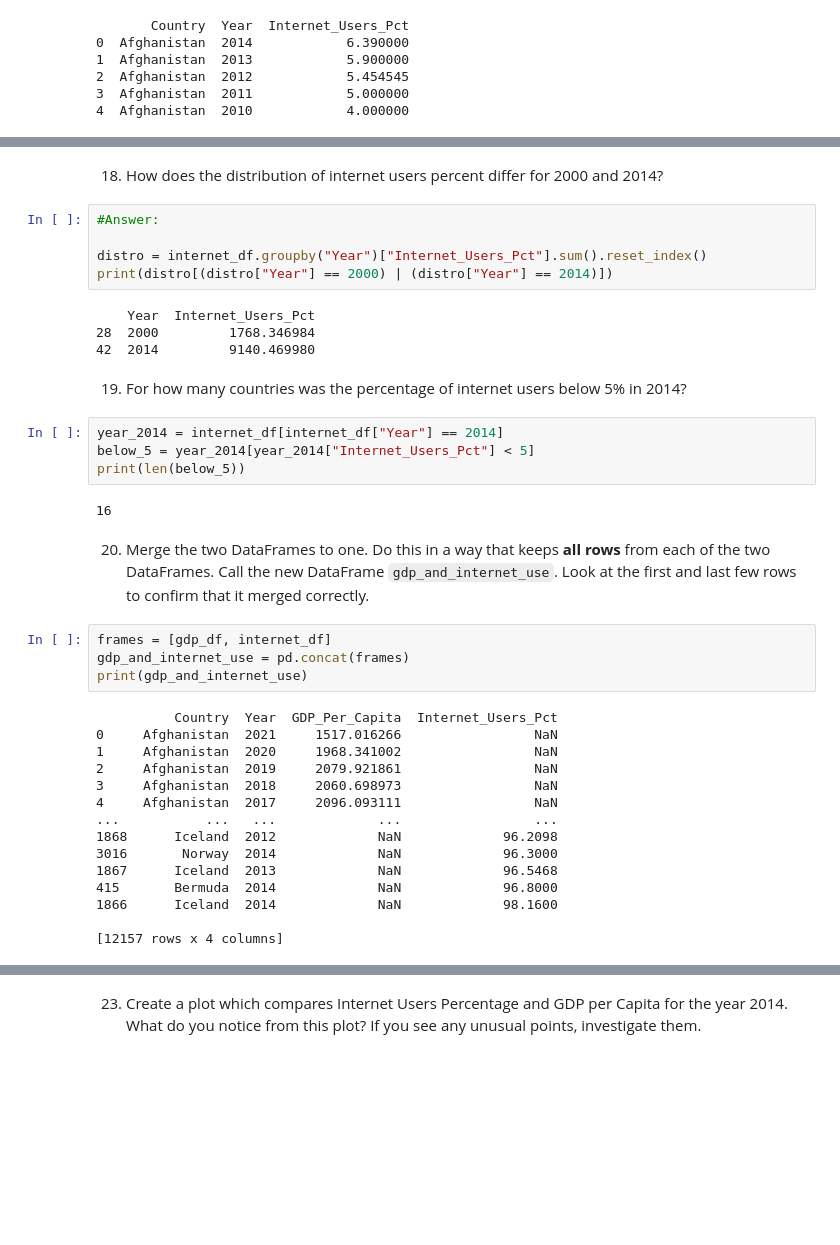
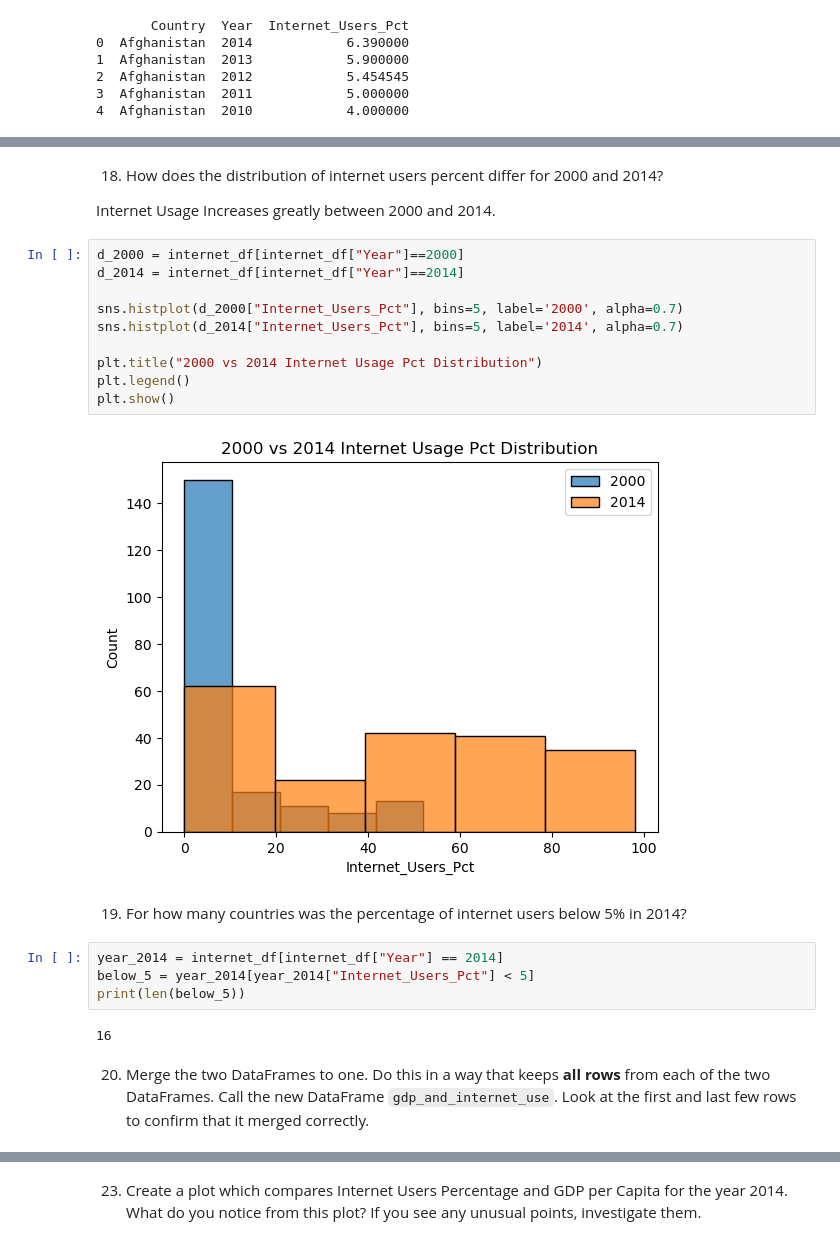
Before and after one commit to NSS-Data-Analytics-Cohort-10/gdp-and-internet-usage-elisianguyen, a Jupyter notebook: notebooks/gdp_and_internet_usage.ipynb, the cells around one changed output, grey strips where cells are left out. Drawn from its saved outputs; the diff is of its cells as text; blank space fills up the shorter version.

```diff
--- a/notebooks/gdp_and_internet_usage.ipynb
+++ b/notebooks/gdp_and_internet_usage.ipynb
@@ -383,40 +384,26 @@ print(non_zero)
 # %% [markdown]
 18. How does the distribution of internet users percent differ for 2000 and 2014?
+
+Internet Usage Increases greatly between 2000 and 2014.
-# %%
-#Answer:
-
-distro = internet_df.groupby("Year")["Internet_Users_Pct"].sum().reset_index()
-print(distro[(distro["Year"] == 2000) | (distro["Year"] == 2014)])
-# %% [output]
-    Year  Internet_Users_Pct
-28  2000         1768.346984
-42  2014         9140.469980
+# %%
+d_2000 = internet_df[internet_df["Year"]==2000]
+d_2014 = internet_df[internet_df["Year"]==2014]
+
+sns.histplot(d_2000["Internet_Users_Pct"], bins=5, label='2000', alpha=0.7)
+sns.histplot(d_2014["Internet_Users_Pct"], bins=5, label='2014', alpha=0.7)
+
+plt.title("2000 vs 2014 Internet Usage Pct Distribution")
+plt.legend()
+plt.show()
+# %% [output]
+[figure, added]
 # %% [markdown]
 19. For how many countries was the percentage of internet users below 5% in 2014?
-# %%
-year_2014 = internet_df[internet_df["Year"] == 2014]
-below_5 = year_2014[year_2014["Internet_Users_Pct"] < 5]
-print(len(below_5))
-# %% [output]
-16
+# %%
+year_2014 = internet_df[internet_df["Year"] == 2014]
+below_5 = year_2014[year_2014["Internet_Users_Pct"] < 5]
+print(len(below_5))
+# %% [output]
+16
 # %% [markdown]
 20. Merge the two DataFrames to one. Do this in a way that keeps **all rows** from each of the two DataFrames. Call the new DataFrame `gdp_and_internet_use`. Look at the first and last few rows to confirm that it merged correctly.
-# %%
-frames = [gdp_df, internet_df]
-gdp_and_internet_use = pd.concat(frames)
-print(gdp_and_internet_use)
-# %% [output]
-          Country  Year  GDP_Per_Capita  Internet_Users_Pct
-0     Afghanistan  2021     1517.016266                 NaN
-1     Afghanistan  2020     1968.341002                 NaN
-2     Afghanistan  2019     2079.921861                 NaN
-3     Afghanistan  2018     2060.698973                 NaN
-4     Afghanistan  2017     2096.093111                 NaN
-...           ...   ...             ...                 ...
-1868      Iceland  2012             NaN             96.2098
-3016       Norway  2014             NaN             96.3000
-1867      Iceland  2013             NaN             96.5468
-415       Bermuda  2014             NaN             96.8000
-1866      Iceland  2014             NaN             98.1600
-
-[12157 rows x 4 columns]
```
Also changed, not shown: parts of 17 cells of this notebook.
